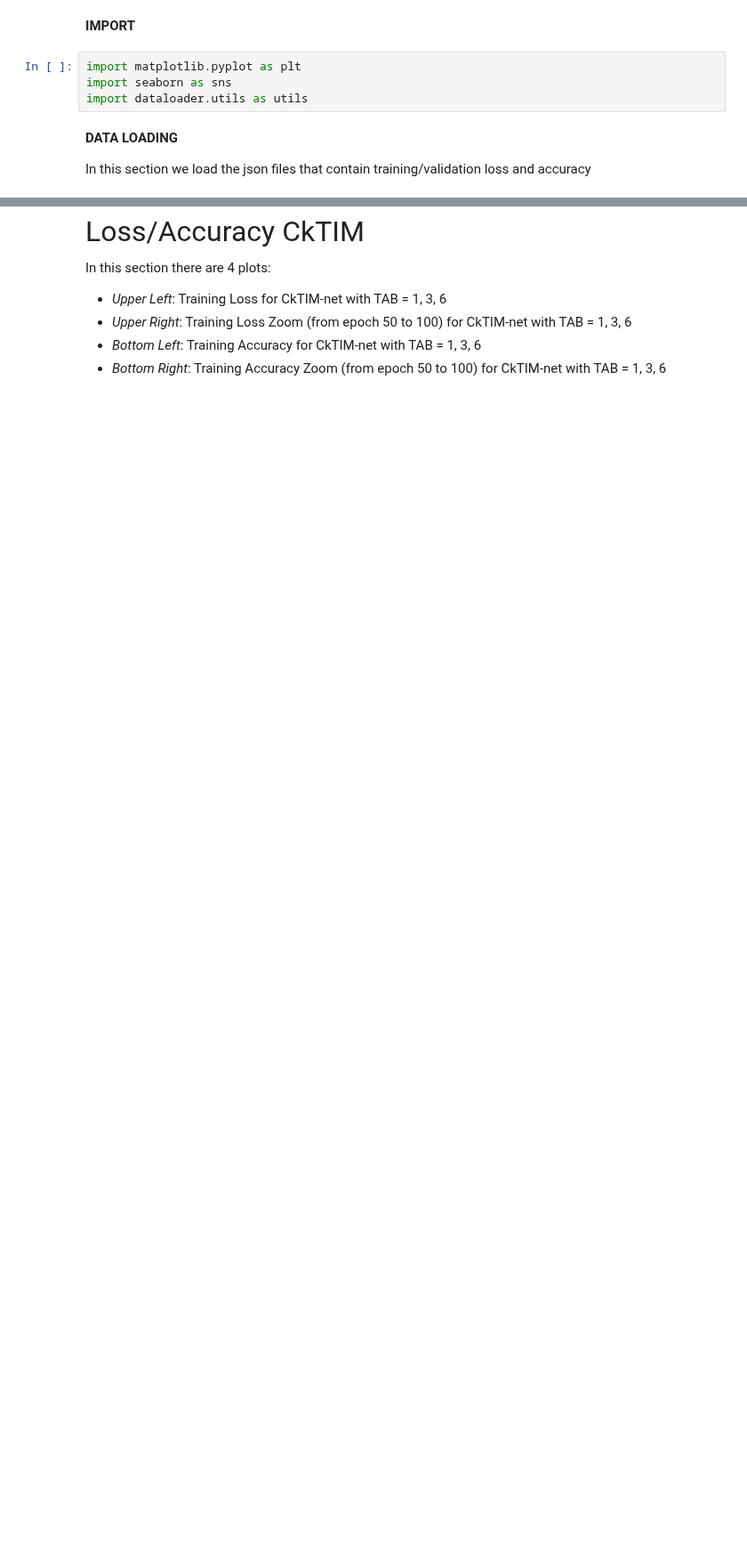
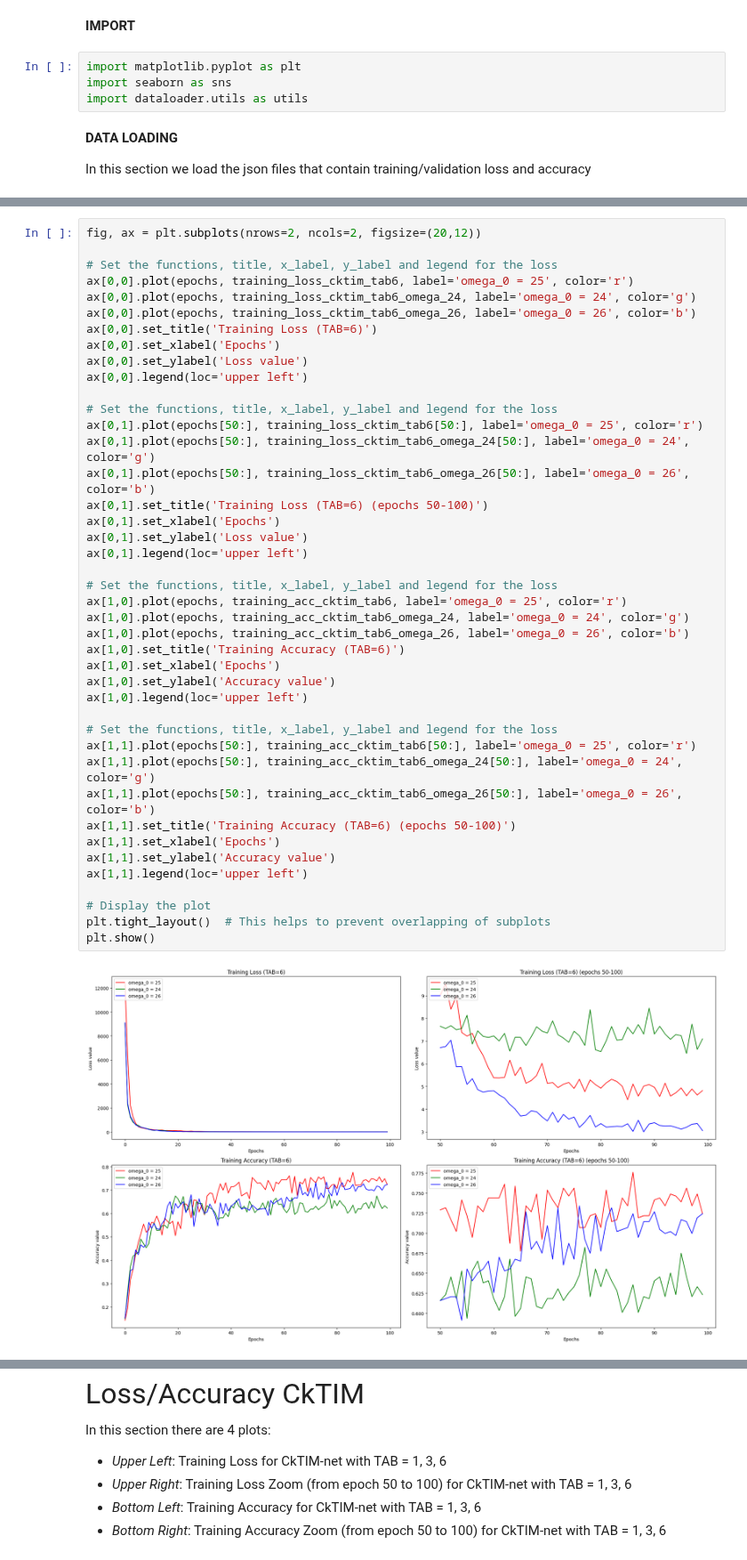
Before and after one commit to cybernetic-m/nn-project, a Jupyter notebook: notebook_results.ipynb, the cells around one changed output, grey strips where cells are left out. Shown at 89% size. Cells and saved outputs as stored; diff of their text form; blank space fills up the shorter version.

```diff
--- a/notebook_results.ipynb
+++ b/notebook_results.ipynb
@@ -118,0 +160,44 @@ Metrics loaded ./results/CkTIM_TAB6_aug/validation_metrics.json
+# %%
+fig, ax = plt.subplots(nrows=2, ncols=2, figsize=(20,12))
+
+# Set the functions, title, x_label, y_label and legend for the loss
+ax[0,0].plot(epochs, training_loss_cktim_tab6, label='omega_0 = 25', color='r')
+ax[0,0].plot(epochs, training_loss_cktim_tab6_omega_24, label='omega_0 = 24', color='g')
+ax[0,0].plot(epochs, training_loss_cktim_tab6_omega_26, label='omega_0 = 26', color='b')
+ax[0,0].set_title('Training Loss (TAB=6)')
+ax[0,0].set_xlabel('Epochs')
+ax[0,0].set_ylabel('Loss value')
+ax[0,0].legend(loc='upper left')
+
+# Set the functions, title, x_label, y_label and legend for the loss
+ax[0,1].plot(epochs[50:], training_loss_cktim_tab6[50:], label='omega_0 = 25', color='r')
+ax[0,1].plot(epochs[50:], training_loss_cktim_tab6_omega_24[50:], label='omega_0 = 24', color='g')
+ax[0,1].plot(epochs[50:], training_loss_cktim_tab6_omega_26[50:], label='omega_0 = 26', color='b')
+ax[0,1].set_title('Training Loss (TAB=6) (epochs 50-100)')
+ax[0,1].set_xlabel('Epochs')
+ax[0,1].set_ylabel('Loss value')
+ax[0,1].legend(loc='upper left')
+
+# Set the functions, title, x_label, y_label and legend for the loss
+ax[1,0].plot(epochs, training_acc_cktim_tab6, label='omega_0 = 25', color='r')
+ax[1,0].plot(epochs, training_acc_cktim_tab6_omega_24, label='omega_0 = 24', color='g')
+ax[1,0].plot(epochs, training_acc_cktim_tab6_omega_26, label='omega_0 = 26', color='b')
+ax[1,0].set_title('Training Accuracy (TAB=6)')
+ax[1,0].set_xlabel('Epochs')
+ax[1,0].set_ylabel('Accuracy value')
+ax[1,0].legend(loc='upper left')
+
+# Set the functions, title, x_label, y_label and legend for the loss
+ax[1,1].plot(epochs[50:], training_acc_cktim_tab6[50:], label='omega_0 = 25', color='r')
+ax[1,1].plot(epochs[50:], training_acc_cktim_tab6_omega_24[50:], label='omega_0 = 24', color='g')
+ax[1,1].plot(epochs[50:], training_acc_cktim_tab6_omega_26[50:], label='omega_0 = 26', color='b')
+ax[1,1].set_title('Training Accuracy (TAB=6) (epochs 50-100)')
+ax[1,1].set_xlabel('Epochs')
+ax[1,1].set_ylabel('Accuracy value')
+ax[1,1].legend(loc='upper left')
+
+# Display the plot
+plt.tight_layout()  # This helps to prevent overlapping of subplots
+plt.show()
+# %% [output]
+[figure, added]
```
Also changed, not shown: parts of 7 cells of this notebook, 18 other files.
